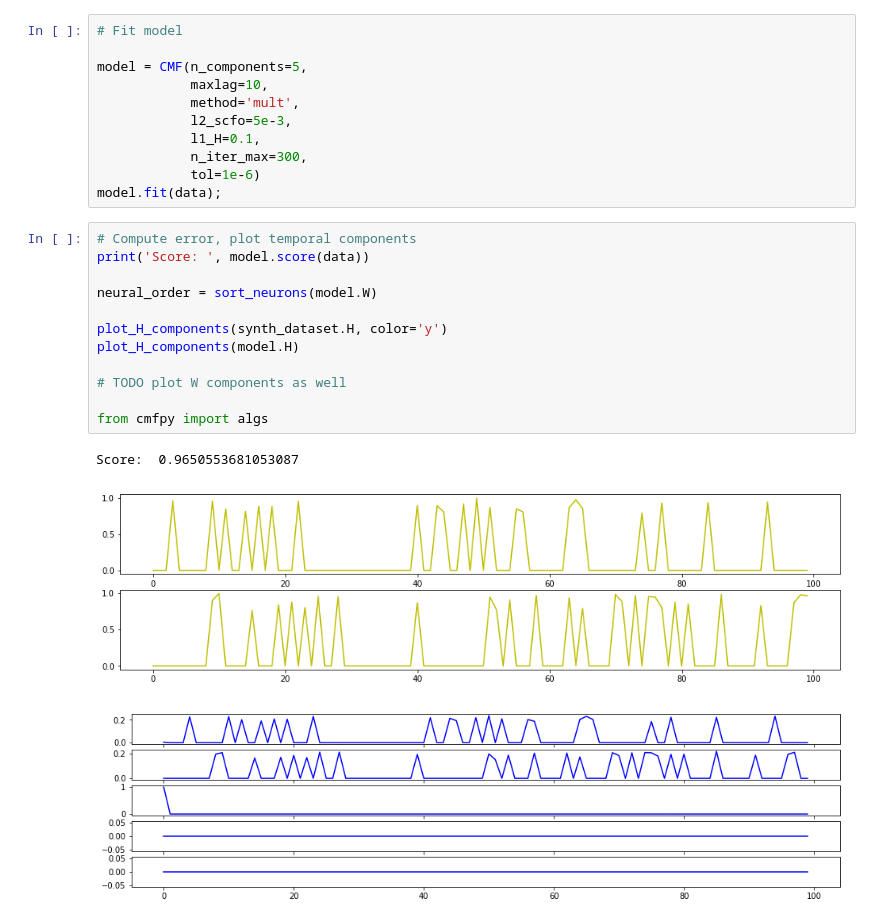
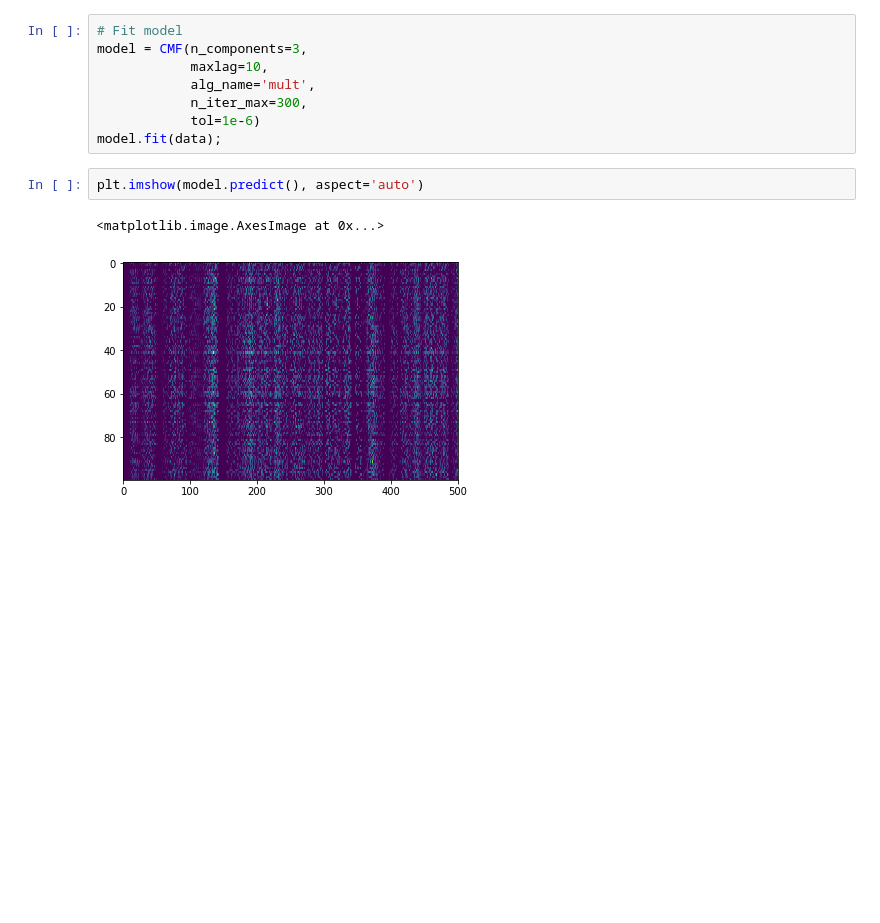
Before and after one commit to degleris1/cmfpy, a Jupyter notebook: examples/demo_synthetic.ipynb, the cells around one changed output. Saved outputs shown, nothing was run; the diff lists cells and outputs as text; blank space fills up the shorter version.

```diff
--- a/examples/demo_synthetic.ipynb
+++ b/examples/demo_synthetic.ipynb
@@ -38,27 +38,13 @@ plt.show()
 # %%
 # Fit model
-
-model = CMF(n_components=5,
+model = CMF(n_components=3,
             maxlag=10,
-            method='mult',
-            l2_scfo=5e-3,
-            l1_H=0.1,
+            alg_name='mult',
             n_iter_max=300,
             tol=1e-6)
 model.fit(data);
-# %%
-# Compute error, plot temporal components
-print('Score: ', model.score(data))
-
-neural_order = sort_neurons(model.W)
-
-plot_H_components(synth_dataset.H, color='y')
-plot_H_components(model.H)
-
-# TODO plot W components as well
-
-from cmfpy import algs
-# %% [output]
-Score:  0.9650553681053087
-[figure, removed]
-[figure, removed]
+# %%
+plt.imshow(model.predict(), aspect='auto')
+# %% [output]
+<matplotlib.image.AxesImage at 0x...>
+[figure, added]
```
Also changed, not shown: parts of 3 cells of this notebook, 2 other files.
